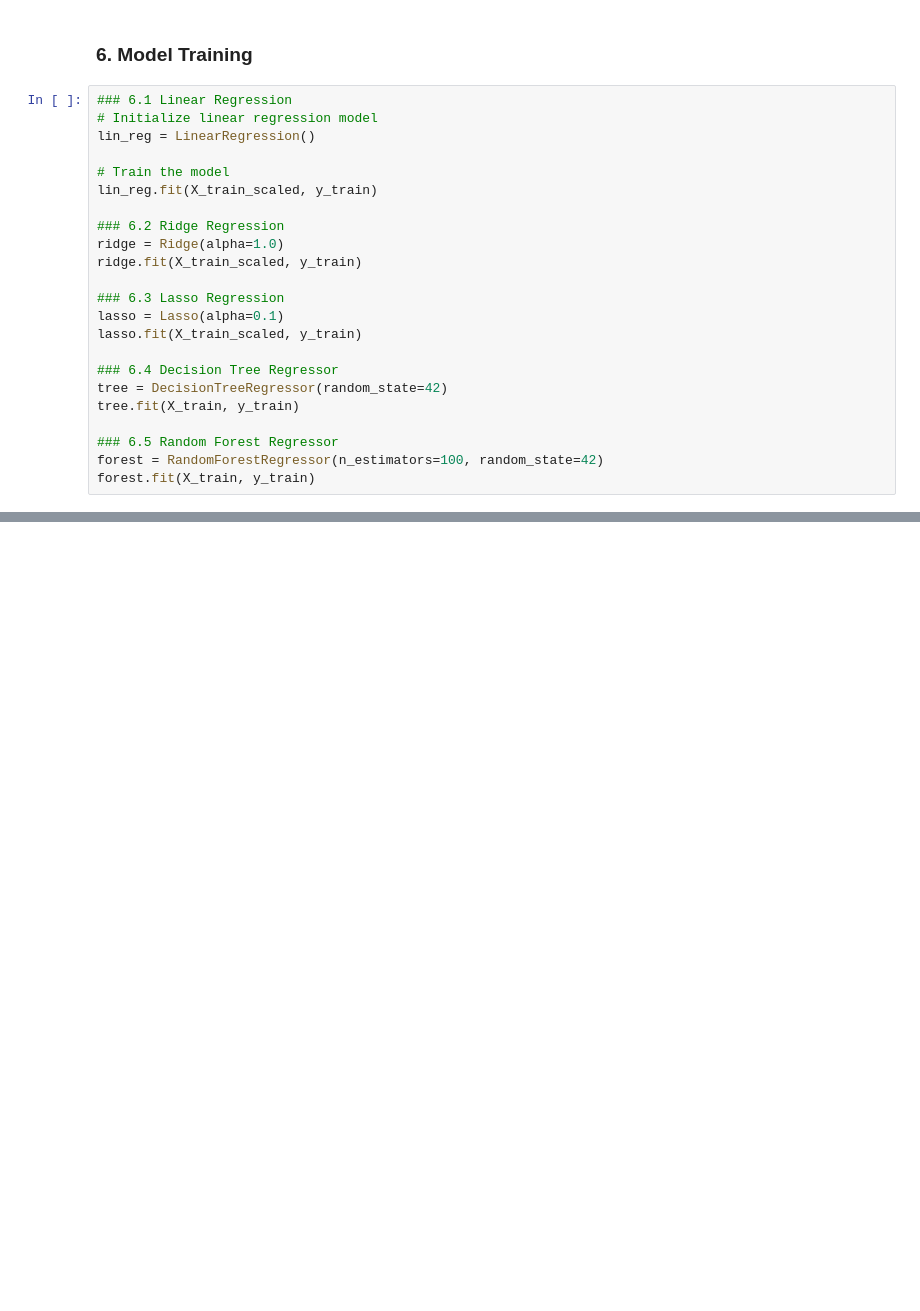
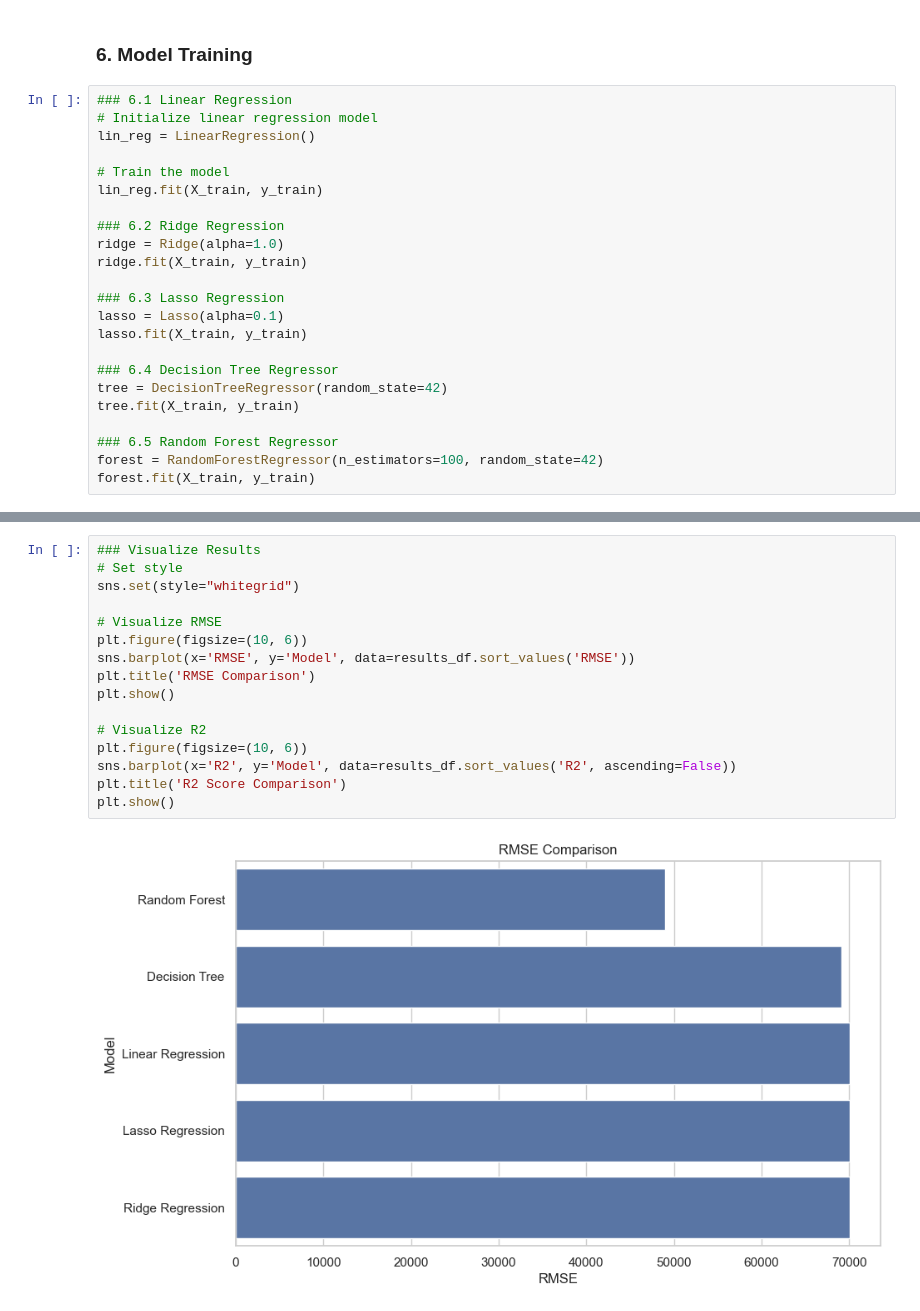
Before and after one commit to HubertFijolek1/machine-learning-projects, a Jupyter notebook: notebooks/01_regression.ipynb, the cells around one changed output, grey strips where cells are left out. Drawn from its saved outputs; the diff is of its cells as text; blank space fills up the shorter version.

```diff
--- a/notebooks/01_regression.ipynb
+++ b/notebooks/01_regression.ipynb
@@ -118,15 +137,15 @@ NameError: name 'df' is not defined
 lin_reg = LinearRegression()
 
 # Train the model
-lin_reg.fit(X_train_scaled, y_train)
+lin_reg.fit(X_train, y_train)
 
 ### 6.2 Ridge Regression
 ridge = Ridge(alpha=1.0)
-ridge.fit(X_train_scaled, y_train)
+ridge.fit(X_train, y_train)
 
 ### 6.3 Lasso Regression
 lasso = Lasso(alpha=0.1)
-lasso.fit(X_train_scaled, y_train)
+lasso.fit(X_train, y_train)
 
 ### 6.4 Decision Tree Regressor
 tree = DecisionTreeRegressor(random_state=42)
@@ -137,0 +219,18 @@ forest.fit(X_train, y_train)
+# %%
+### Visualize Results
+# Set style
+sns.set(style="whitegrid")
+
+# Visualize RMSE
+plt.figure(figsize=(10, 6))
+sns.barplot(x='RMSE', y='Model', data=results_df.sort_values('RMSE'))
+plt.title('RMSE Comparison')
+plt.show()
+
+# Visualize R2
+plt.figure(figsize=(10, 6))
+sns.barplot(x='R2', y='Model', data=results_df.sort_values('R2', ascending=False))
+plt.title('R2 Score Comparison')
+plt.show()
+# %% [output]
+[figure, added]
```
Also changed, not shown: parts of 6 cells of this notebook.
